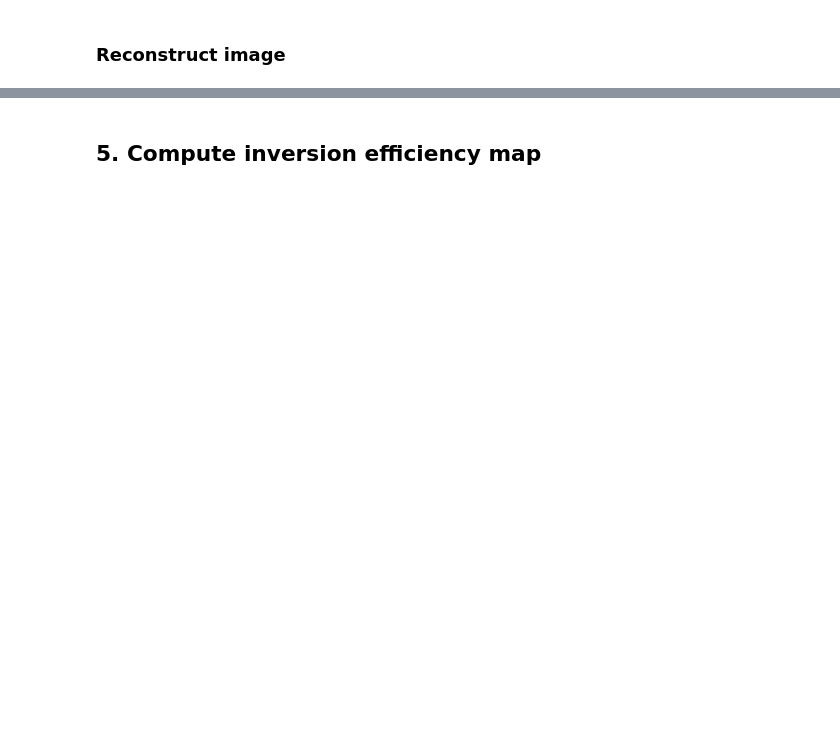
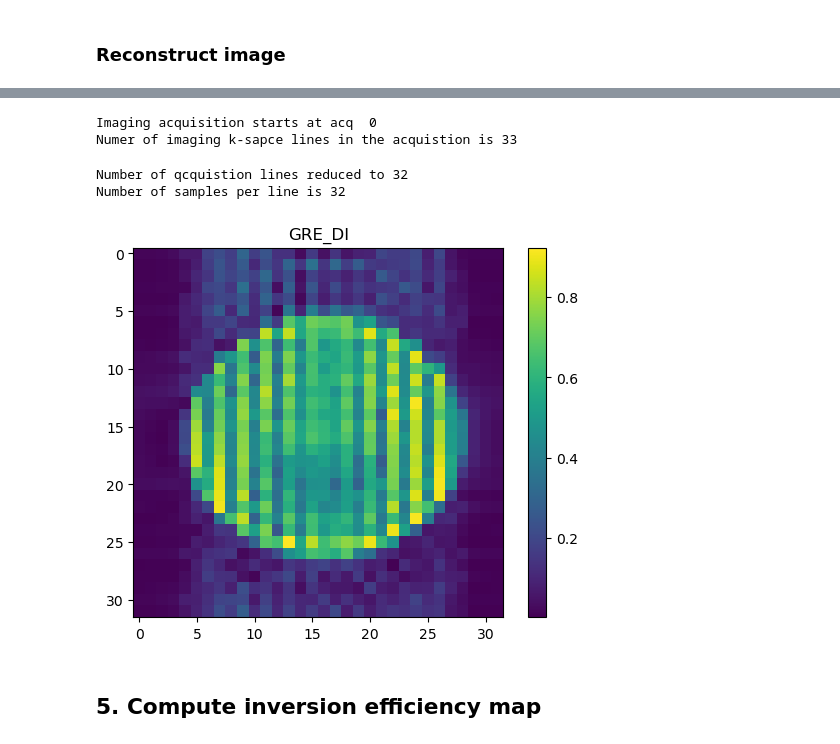
Before and after one commit to jumri-project/juart, a Jupyter notebook: notebooks/Simulate_QRAGE_pTX_with_JEMRIS.ipynb, the cells around one changed output, grey strips where cells are left out. Cells and saved outputs as stored; diff of their text form; code cells hidden in the pictures; blank space fills up the shorter version.

```diff
--- a/notebooks/Simulate_QRAGE_pTX_with_JEMRIS.ipynb
+++ b/notebooks/Simulate_QRAGE_pTX_with_JEMRIS.ipynb
@@ -901,5 +914,5 @@ if(SimulateInversionEfficiency):
 # %%
-if(SimulateInversionEfficiency):
+if os.path.isfile('signals_ismrmrd_DI_pTX.h5'):
     # TODO loop through the acquisitions looking for noise scans
     firstacq=0
     for acqnum in range(dset.number_of_acquisitions()):
@@ -916,8 +929,11 @@ if(SimulateInversionEfficiency):
             break
 
     print('Numer of imaging k-sapce lines in the acquistion is {}'.format(dset.number_of_acquisitions()-firstacq))
+# %% [output]
+Imaging acquisition starts at acq  0
+Numer of imaging k-sapce lines in the acquistion is 33
 # %%
-if(SimulateInversionEfficiency):
+if os.path.isfile('signals_ismrmrd_DI_pTX.h5'):
     # Get number of lines from header
     nlines = (dset.number_of_acquisitions()-firstacq-1)
 
@@ -935,8 +951,11 @@ if(SimulateInversionEfficiency):
 
     print('Number of qcquistion lines reduced to {}'.format(nlines))
     print('Number of samples per line is {}'.format(nsamples))
+# %% [output]
+Number of qcquistion lines reduced to 32
+Number of samples per line is 32
 # %%
-if(SimulateInversionEfficiency):
+if os.path.isfile('signals_ismrmrd_DI_pTX.h5'):
     # preallocate storrage
     all_data = np.zeros( (nlines, ncoils, nsamples), dtype=np.complex64 )
     all_kspace = np.zeros( (nlines, nsamples, 3), dtype=np.complex64 )
@@ -947,20 +966,22 @@ if(SimulateInversionEfficiency):
         all_data[acqnum-firstacq-1,:] = acq.data
         all_kspace[acqnum-firstacq-1,:,:] = acq.traj
 # %%
-if(SimulateInversionEfficiency):
+if os.path.isfile('signals_ismrmrd_DI_pTX.h5'):
     dset.close()
     rawdata = np.squeeze(all_data[:,0,:])
 # %%
-if(SimulateInversionEfficiency):
+if os.path.isfile('signals_ismrmrd_DI_pTX.h5'):
     # fftshift FFT fftshift
     spectrum = torch.fft.fftshift(torch.from_numpy(rawdata))
     space = torch.fft.fft2(spectrum)
     space_DI = torch.fft.ifftshift(space)
 # %%
-if(SimulateInversionEfficiency):
+if os.path.isfile('signals_ismrmrd_DI_pTX.h5'):
     plt.title('GRE_DI')
     plt.imshow(np.abs(space_DI.numpy()))
     plt.colorbar()
+# %% [output]
+[figure, added]
 # %% [markdown]
 ## 5. Compute inversion efficiency map
 # %%
```
Also changed, not shown: parts of 57 cells of this notebook, 13 other files.
